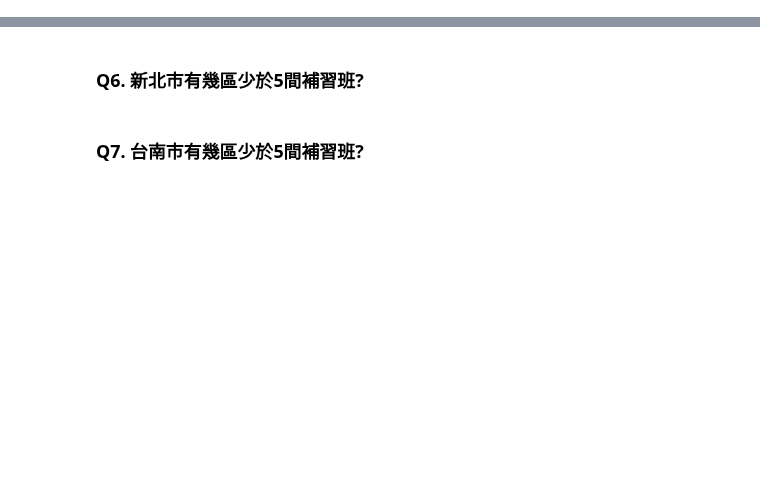
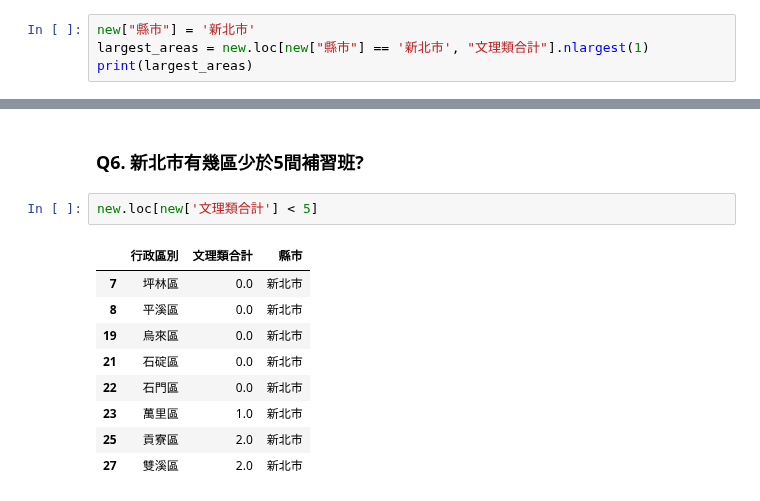
Before and after one commit to 41071119H-Irene/LAT, a Jupyter notebook: W2/Homework 1_0315.ipynb, the cells around one changed output, grey strips where cells are left out. Cells and saved outputs as stored; diff of their text form; blank space fills up the shorter version.

```diff
--- a/W2/Homework 1_0315.ipynb
+++ b/W2/Homework 1_0315.ipynb
@@ -168,0 +160,4 @@ dtype: object
+# %%
+new["縣市"] = '新北市'
+largest_areas = new.loc[new["縣市"] == '新北市', "文理類合計"].nlargest(1)
+print(largest_areas)
@@ -182,4 +197,14 @@ big = frames[frames["文理類合計"] > 80]
 # %% [markdown]
 ### Q6. 新北市有幾區少於5間補習班?
-# %% [markdown]
-### Q7. 台南市有幾區少於5間補習班?
+# %%
+new.loc[new['文理類合計'] < 5]
+# %% [output]
+|  | 行政區別 | 文理類合計 | 縣市 |
+| 7 | 坪林區 | 0.0 | 新北市 |
+| 8 | 平溪區 | 0.0 | 新北市 |
+| 19 | 烏來區 | 0.0 | 新北市 |
+| 21 | 石碇區 | 0.0 | 新北市 |
+| 22 | 石門區 | 0.0 | 新北市 |
+| 23 | 萬里區 | 1.0 | 新北市 |
+| 25 | 貢寮區 | 2.0 | 新北市 |
+| 27 | 雙溪區 | 2.0 | 新北市 |
```
Also changed, not shown: parts of 32 cells of this notebook.
